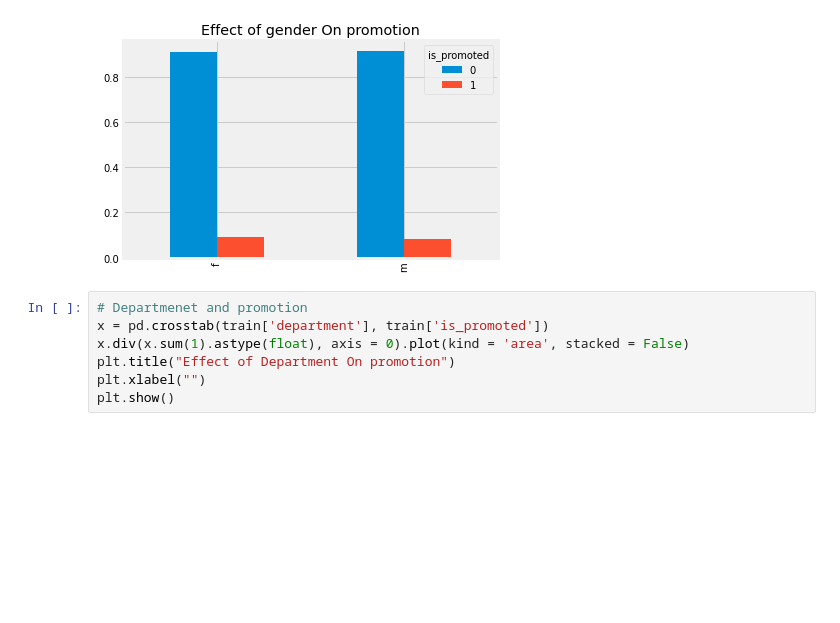
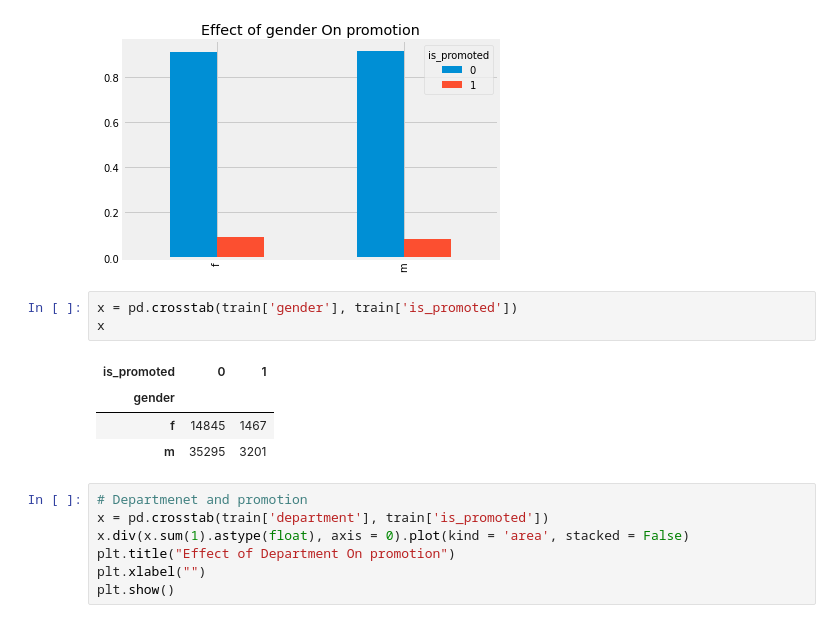
Before and after one commit to ratankj/Employee_promotion_prediction, a Jupyter notebook: notebook/Employee_Promotion.ipynb, the cells around one changed output. Saved outputs shown, nothing was run; the diff lists cells and outputs as text; blank space fills up the shorter version.

```diff
--- a/notebook/Employee_Promotion.ipynb
+++ b/notebook/Employee_Promotion.ipynb
@@ -488,6 +488,14 @@ plt.xlabel("")
 plt.show()
 # %% [output]
 [figure]
+# %%
+x = pd.crosstab(train['gender'], train['is_promoted'])
+x
+# %% [output]
+| is_promoted | 0 | 1 |
+| gender |  |  |
+| f | 14845 | 1467 |
+| m | 35295 | 3201 |
 # %%
 # Departmenet and promotion
 x = pd.crosstab(train['department'], train['is_promoted'])
```
Also changed, not shown: parts of 1 cell of this notebook, 1 other file.
